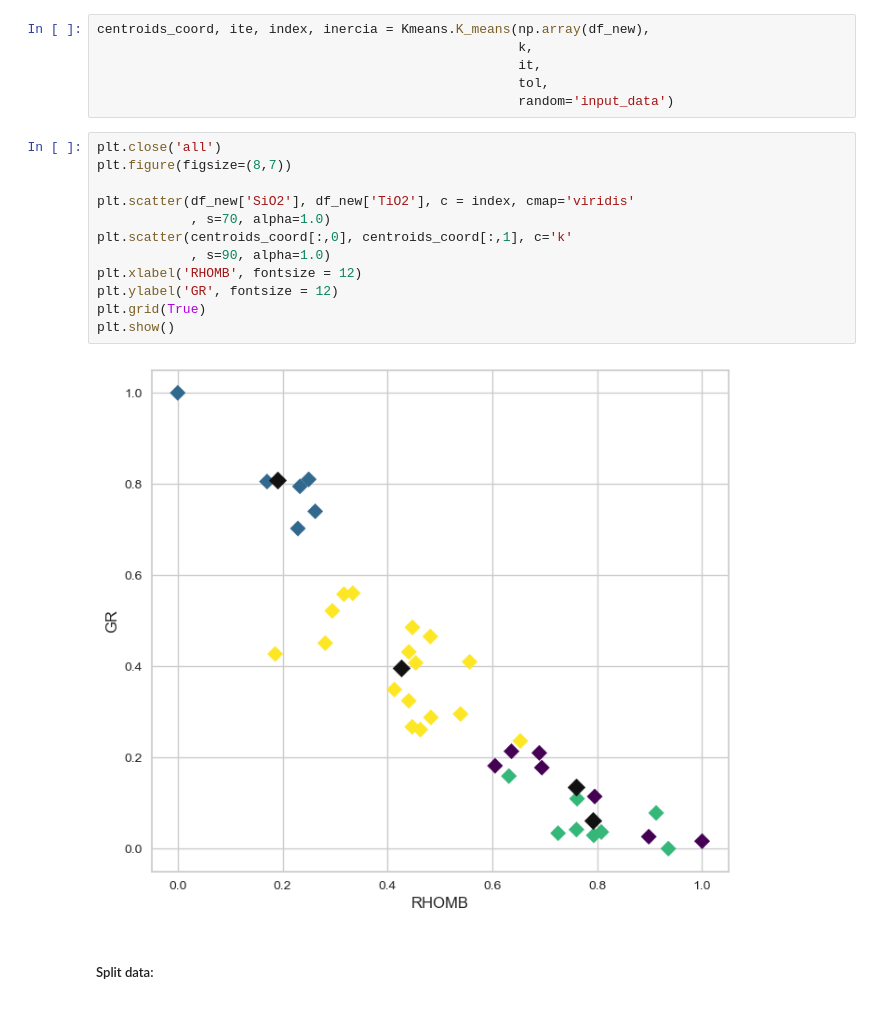
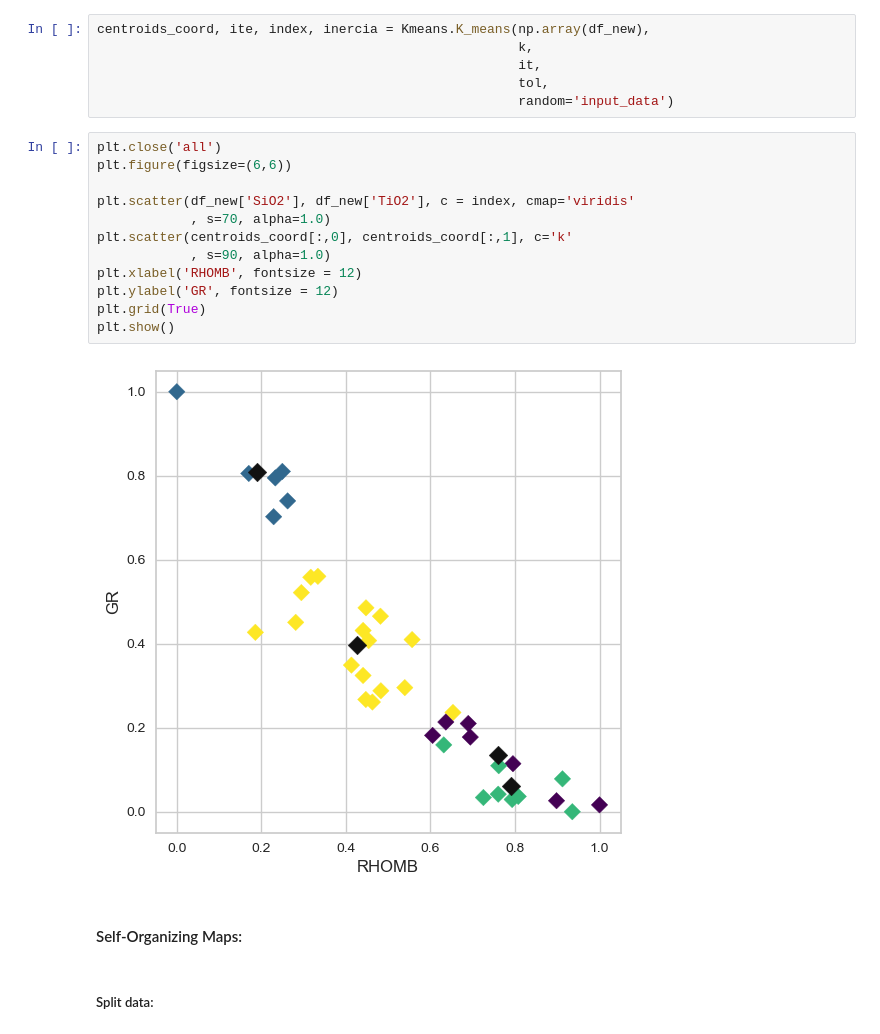
Before and after one commit to Ibsen-Gomes/Geochemistry__Project, a Jupyter notebook: Geochemistry_Project.ipynb, the cells around one changed output. Cells and saved outputs as stored; diff of their text form.

```diff
--- a/Geochemistry_Project.ipynb
+++ b/Geochemistry_Project.ipynb
@@ -429,18 +433,20 @@ centroids_coord, ite, index, inercia = Kmeans.K_means(np.array(df_new),
                                                       random='input_data')
 # %%
 plt.close('all')
-plt.figure(figsize=(8,7))
+plt.figure(figsize=(6,6))
 
 plt.scatter(df_new['SiO2'], df_new['TiO2'], c = index, cmap='viridis'
             , s=70, alpha=1.0)
 plt.scatter(centroids_coord[:,0], centroids_coord[:,1], c='k'
             , s=90, alpha=1.0)
 plt.xlabel('RHOMB', fontsize = 12)
 plt.ylabel('GR', fontsize = 12)
 plt.grid(True)
 plt.show()
 # %% [output]
-[figure, old version]
+[figure, new version]
+# %% [markdown]
+#### Self-Organizing Maps:
 # %% [markdown]
 ##### Split data:
 # %%
```
Also changed, not shown: parts of 14 cells of this notebook, 1 other file.
